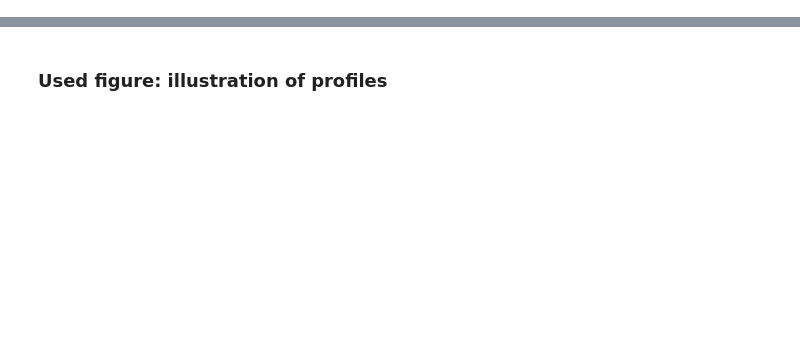
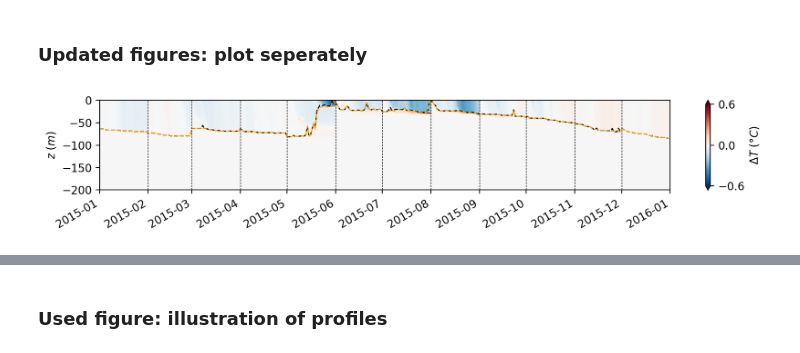
Before and after one commit to jiarong-wu/mlflux, a Jupyter notebook: gotm/Eval5-posteriori.ipynb, the cells around one changed output, grey strips where cells are left out. Cells and saved outputs as stored; diff of their text form; code cells hidden in the pictures; blank space fills up the shorter version.

```diff
--- a/gotm/Eval5-posteriori.ipynb
+++ b/gotm/Eval5-posteriori.ipynb
@@ -11,5 +11,13 @@ from datetime import datetime
 
 %load_ext autoreload
 %autoreload 3
+# %%
+####### Observations #########
+obs_folder = '/scratch/jw8736/gotm/ensem/shared/'
+ds_obs = xr.open_dataset(obs_folder + 'profs.nc')
+ds_obs = compute_MLD(ds_obs, 'density')
+SST_obs = ds_obs.T.isel(z=-1).resample(t='1D').mean()
+MLD_obs = ds_obs.MLD.resample(t='1D').mean()
+# ds_obs.T.sel(t=slice('2012-01-01','2012-12-31')).plot(x='t', cmap='jet', vmin=vmin, vmax=vmax)
 # %%
 from metrics import open_ds
@@ -49,0 +49,38 @@ MLD_obs = ds_obs.MLD.resample(t='1D').mean()
+# %% [markdown]
+### Updated figures: plot seperately
+# %%
+''' Plotting illustration:
+    1. Temperature - with illustration of MLD
+    2. Difference in temperature
+'''
+
+def plot_prof (ds_bulk, ds_ann, ds_obs):
+    fig = plt.figure(figsize=[10,2], dpi=200); ax = plt.gca()
+
+    ds_ann = compute_MLD(ds_ann, 'density')
+    ds_bulk = compute_MLD(ds_bulk, 'density')
+
+    #### Plot temperature difference
+    T_diff = ds_ann.T - ds_bulk.T
+    img2 = T_diff.plot(ax=ax, x='t', cmap='RdBu_r', vmin=-0.6, vmax=0.6)
+    ds_bulk.MLD.resample(t='D').mean().plot(ax=ax, c='k', ls='--', lw=1)
+    ds_ann.MLD.resample(t='D').mean().plot(ax=ax, c='orange', ls='--', lw=1)
+    img2.colorbar.set_label('$\Delta T \; (\degree C)$')
+    img2.colorbar.set_ticks([-0.6,0,0.6])
+
+    #### Axes
+    ax.set_ylabel('$z \; (m)$'); ax.set_xlabel('')
+    ax.xaxis.set_major_locator(mdates.MonthLocator(interval=1))
+    ax.set_xlim([datetime(year, 1, 1), datetime(year+1, 1, 1)])
+
+    #### Add monthly restart lines
+    for i in range(1,13):
+        ax.axvline(x=pd.Timestamp(year,i,1), ls='--', lw=0.5, c='k')
+    plt.tight_layout()
+    return fig
+
+fig = plot_prof(ds_bulk_ke, ds_ann_mean_ke, ds_obs)
+# fig = plot_prof(ds_bulk_kpp, ds_ann_mean_kpp, ds_obs)
+# plt.savefig(f'../plots/tprof_{method}{MINUTE}_{year}.png', bbox_inches='tight')
+# %% [output]
+[figure, added]
```
Also changed, not shown: parts of 11 cells of this notebook, 17 other files.
